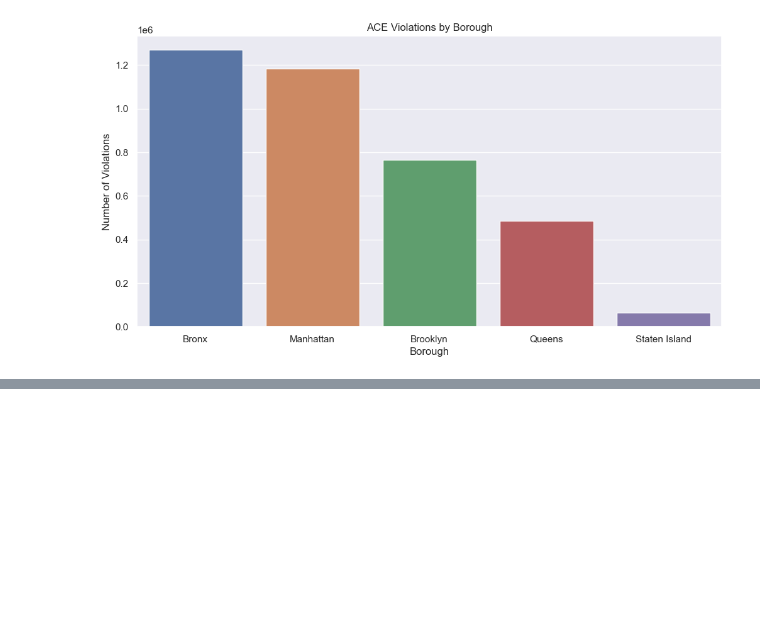
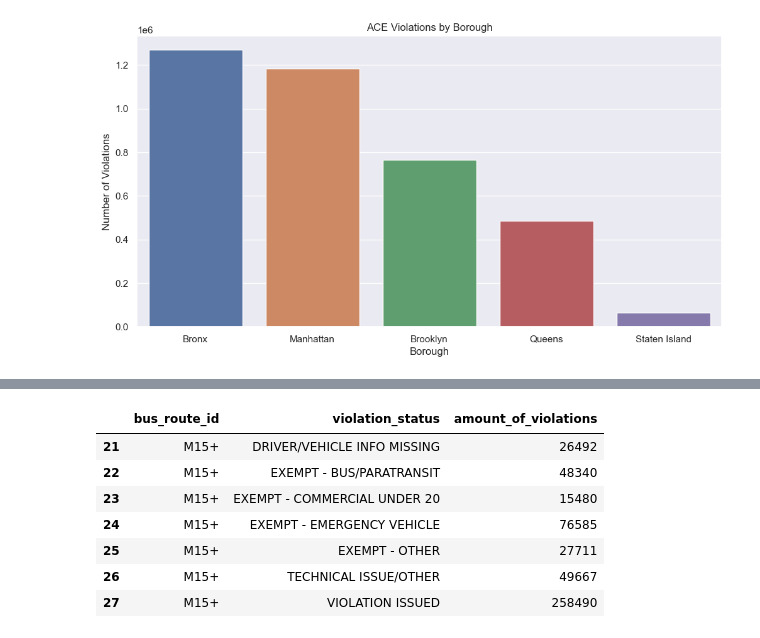
Before and after one commit to drod75/MTA-MHC-Datatahon, a Jupyter notebook: notebooks/ace_querying.ipynb, the cells around one changed output, grey strips where cells are left out. Cells and saved outputs as stored; diff of their text form; code cells hidden in the pictures; blank space fills up the shorter version.

```diff
--- a/notebooks/ace_querying.ipynb
+++ b/notebooks/ace_querying.ipynb
@@ -256,0 +307,13 @@ Text(0, 0.5, 'Number of Violations')
+# %%
+violation_status_query = """
+select bus_route_id, violation_status, count(violation_status) as amount_of_violations
+where bus_route_id in ('M15+', 'M101', 'B25', 'B46+', 'Q53+')
+group by bus_route_id, violation_status
+order by bus_route_id asc
+"""
+
+encoded_query = encode_soql_query(violation_status_query)
+api_query = ace_violations_api + encoded_query
+# %%
+violation_status_df = pd.read_csv(api_query)
+violation_status_df.head()
@@ -256,0 +327,11 @@ Text(0, 0.5, 'Number of Violations')
+# %%
+violation_status_df[violation_status_df['bus_route_id'] == 'M15+']
+# %% [output]
+|  | bus_route_id | violation_status | amount_of_violations |
+| 21 | M15+ | DRIVER/VEHICLE INFO MISSING | 26492 |
+| 22 | M15+ | EXEMPT - BUS/PARATRANSIT | 48340 |
+| 23 | M15+ | EXEMPT - COMMERCIAL UNDER 20 | 15480 |
+| 24 | M15+ | EXEMPT - EMERGENCY VEHICLE | 76585 |
+| 25 | M15+ | EXEMPT - OTHER | 27711 |
+| 26 | M15+ | TECHNICAL ISSUE/OTHER | 49667 |
+| 27 | M15+ | VIOLATION ISSUED | 258490 |
```
Also changed, not shown: parts of 7 cells of this notebook, 1 other file.
